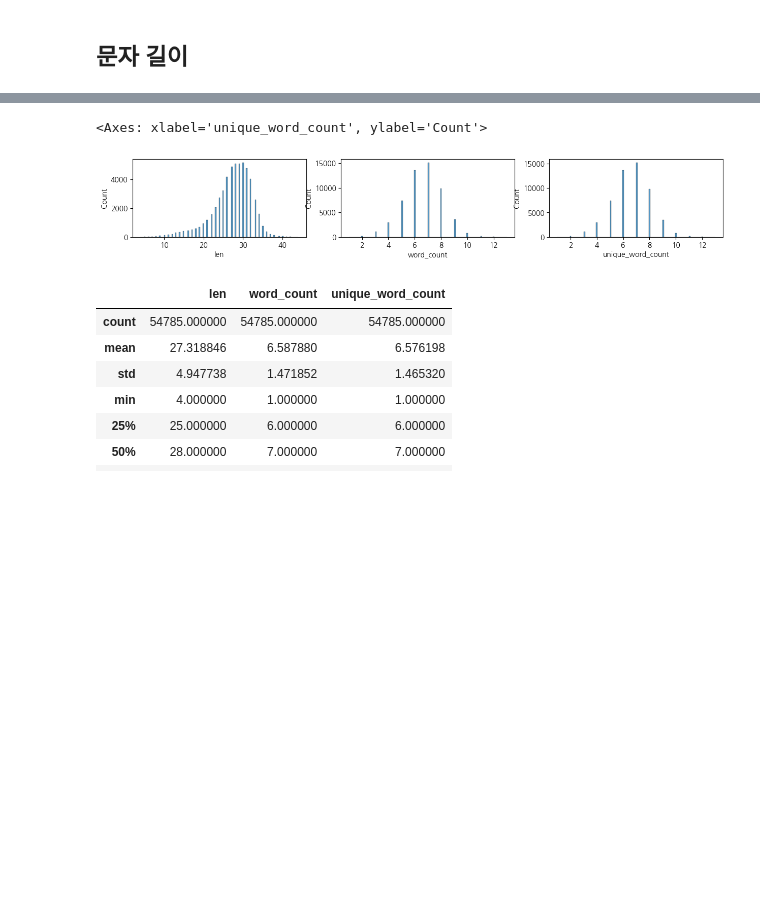
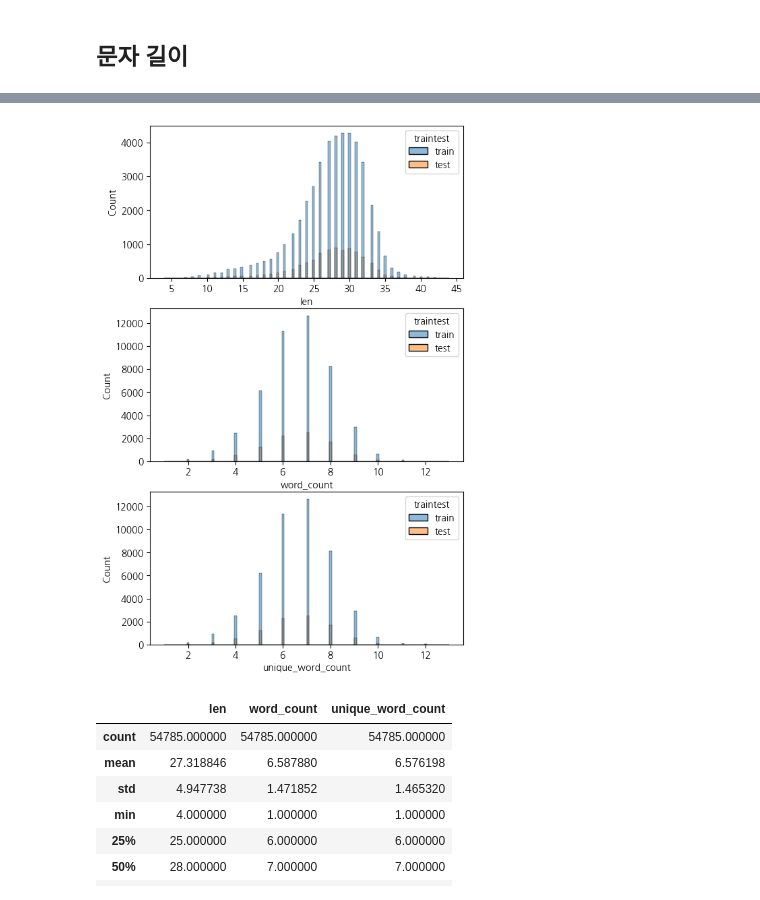
Before and after one commit to corazzon/python-text-analysis, a Jupyter notebook: 0301-klue-eda-output.ipynb, the cells around one changed output, grey strips where cells are left out. Saved outputs shown, nothing was run; the diff lists cells and outputs as text; code cells hidden in the pictures; blank space fills up the shorter version.

```diff
--- a/0301-klue-eda-output.ipynb
+++ b/0301-klue-eda-output.ipynb
@@ -167,9 +229,11 @@ sns.countplot(data=df, y="topic")
 ## 문자 길이
 # %%
 # 문자, 단어 빈도수 파생변수 만들기
-df["len"] = df["title"].apply(lambda x : len(x))
-df["word_count"] = df["title"].apply(lambda x : len(x.split()))
-df["unique_word_count"] = df["title"].apply(lambda x : len(set(x.split())))
+# len, word_count, unique_word_count
+# df["title"].str.len()
+df["len"] = df["title"].map(lambda x : len(x))
+df["word_count"] = df["title"].map(lambda x : len(x.split()))
+df["unique_word_count"] = df["title"].map(lambda x : len(np.unique(x.split())))
 # %%
 # 파생변수가 잘 만들어졌는지 확인하기
 df.head()
@@ -182,0 +252,4 @@ df.head()
+# %%
+df.loc[df["topic_idx"].notnull(), "traintest"] = "train"
+df.loc[~df["topic_idx"].notnull(), "traintest"] = "test"
+df
@@ -183,12 +270,10 @@ df.head()
 # %%
-# 서브플롯을 통해  "len", "word_count", "unique_word_count"의 histplot 을 시각화 합니다.
-fig, axes = plt.subplots(1, 3, figsize=(15, 2))
-sns.histplot(df["len"], ax=axes[0])
-sns.histplot(df["word_count"], ax=axes[1])
-sns.histplot(df["unique_word_count"], ax=axes[2])
+fig, axes = plt.subplots(nrows=3, ncols=1, figsize=(6, 10))
+sns.histplot(data=df, x="len", hue="traintest", ax=axes[0])
+sns.histplot(data=df, x="word_count", hue="traintest", ax=axes[1])
+sns.histplot(data=df, x="unique_word_count", hue="traintest", ax=axes[2]);
 # %% [output]
-<Axes: xlabel='unique_word_count', ylabel='Count'>
-[figure, old version]
+[figure, new version]
 # %%
 # "len", "word_count", "unique_word_count" 의 기술통계 값을 구합니다.
 df[["len", "word_count", "unique_word_count"]].describe()
```
Also changed, not shown: parts of 43 cells of this notebook, 1 other file.
